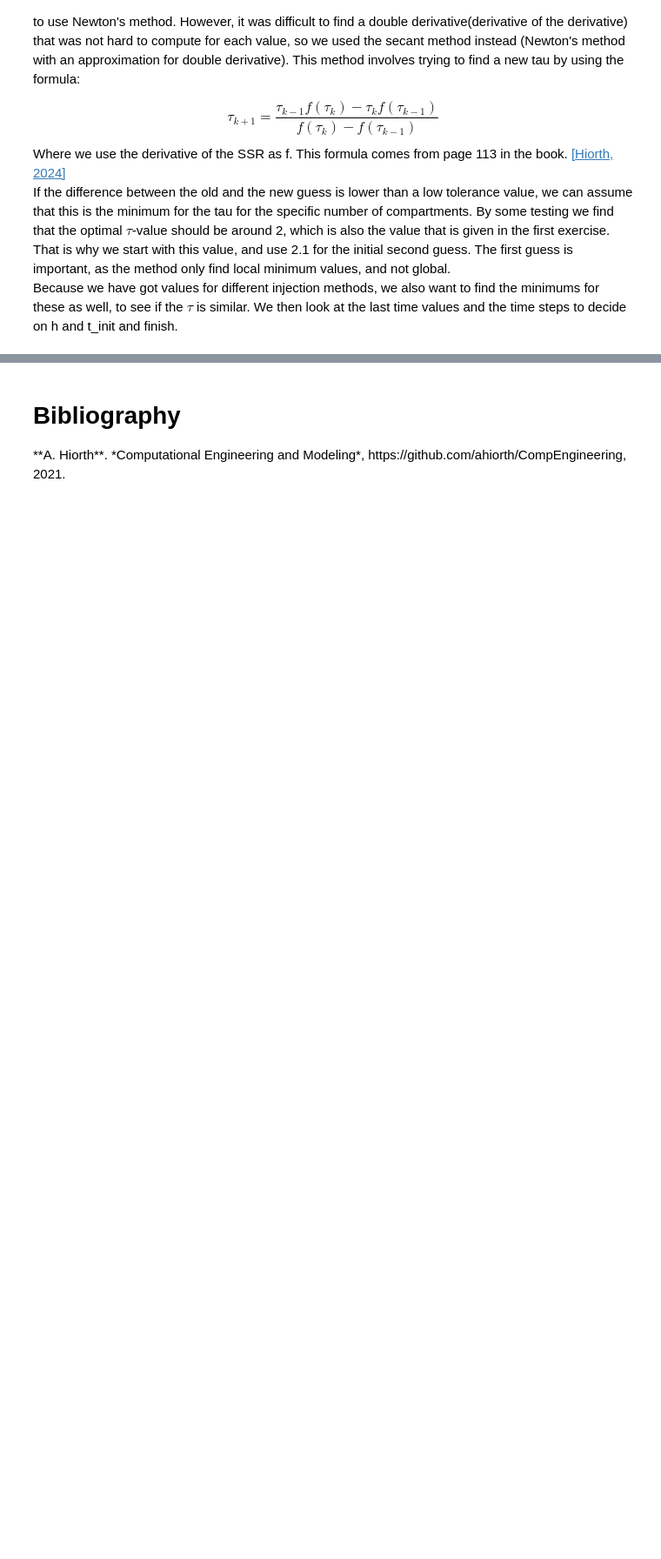
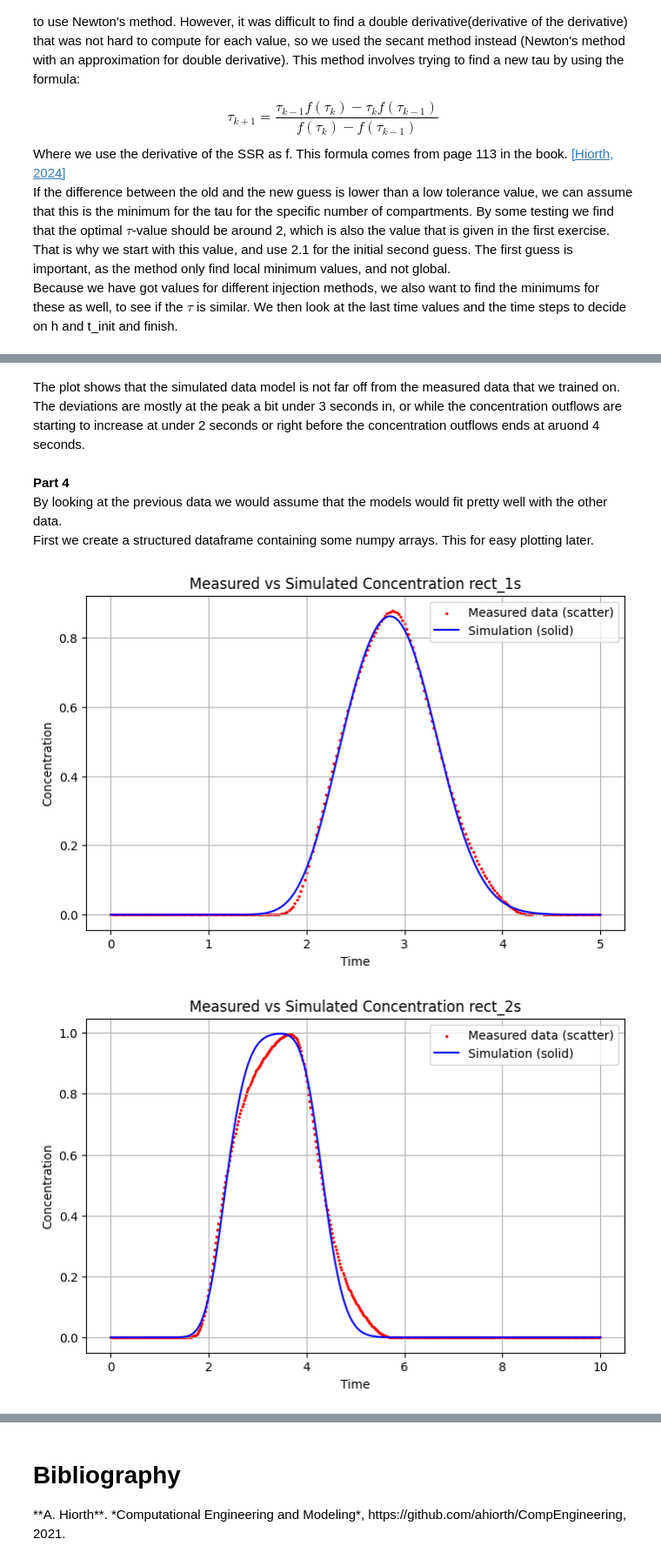
Before and after one commit to MalleBallen/Torgrim-og-Malvin-Gruppeprosjekt, a Jupyter notebook: project3/Project 3.ipynb, the cells around one changed output, grey strips where cells are left out. Shown at 87% size. Cells and saved outputs as stored; diff of their text form; code cells hidden in the pictures; blank space fills up the shorter version.

```diff
--- a/project3/Project 3.ipynb
+++ b/project3/Project 3.ipynb
@@ -320,7 +359,9 @@ def rect_3s(t):
     return c_inj(t, inj_method="rect", dt=3) # Gives rect 3s function
 def ramp_1s(t):
     return c_inj(t, inj_method="ramp", dt=1) # Gives ramp 1s function
-def biphasic_3s(t):
+def ramp_2s(t):
+    return c_inj(t, inj_method="ramp", dt=2) # Gives ramp 2s function
+def biphasic(t):
     return c_inj(t, inj_method="biphasic") # Gives biphasic function
 # %% [markdown]
 **Part 3**
@@ -562,0 +731,6 @@ display(best_n_tot())
+# %% [markdown]
+The plot shows that the simulated data model is not far off from the measured data that we trained on. The deviations are mostly at the peak a bit under 3 seconds in, or while the concentration outflows are starting to increase at under 2 seconds or right before the concentration outflows ends at aruond 4 seconds.
+# %% [markdown]
+**Part 4**
+By looking at the previous data we would assume that the models would fit pretty well with the other data.
+First we create a structured dataframe containing some numpy arrays. This for easy plotting later.
@@ -562,0 +776,14 @@ display(best_n_tot())
+# %%
+def plot_scenarios(df_runs):
+    for row in df_runs.itertuples(index=False): #itertuples for nice and easy retrieving of attributes
+        plot_model_vs_data(
+            row.times_model,
+            row.model_out,
+            row.times_obs,
+            row.obs_out,
+            inj_func_name=f"{row.name}"
+        )
+plot_scenarios(df_runs)
+# %% [output]
+[figure, added]
+[figure, added]
```
Also changed, not shown: parts of 32 cells of this notebook.
